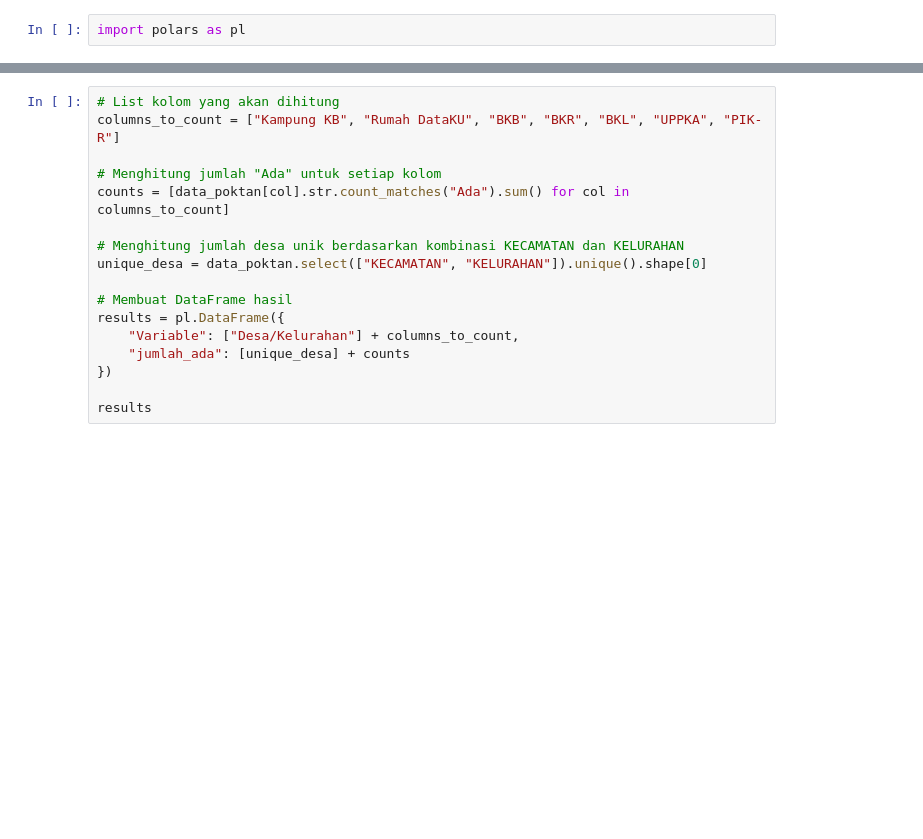
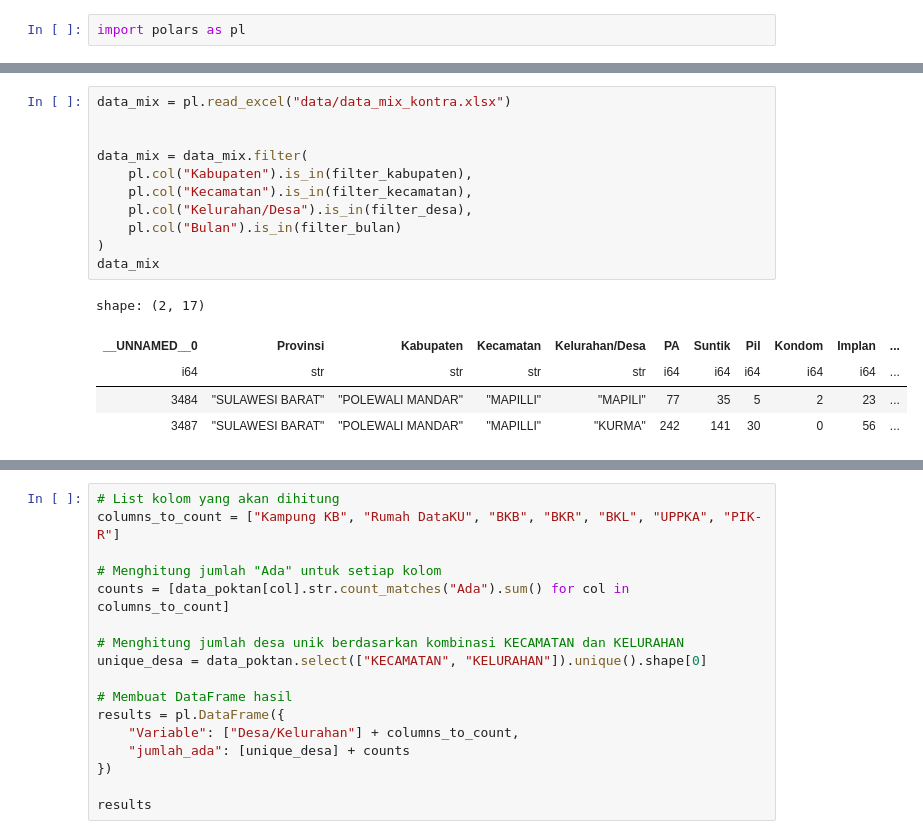
Before and after one commit to pokja0/profil_desa_siga, a Jupyter notebook: tes_polar.ipynb, the cells around one changed output, grey strips where cells are left out. Drawn from its saved outputs; the diff is of its cells as text; blank space fills up the shorter version.

```diff
--- a/tes_polar.ipynb
+++ b/tes_polar.ipynb
@@ -2,0 +106,17 @@ import polars as pl
+# %%
+data_mix = pl.read_excel("data/data_mix_kontra.xlsx")
+
+
+data_mix = data_mix.filter(
+    pl.col("Kabupaten").is_in(filter_kabupaten),
+    pl.col("Kecamatan").is_in(filter_kecamatan),
+    pl.col("Kelurahan/Desa").is_in(filter_desa),
+    pl.col("Bulan").is_in(filter_bulan)
+)
+data_mix
+# %% [output]
+shape: (2, 17)
+| __UNNAMED__0 | Provinsi | Kabupaten | Kecamatan | Kelurahan/Desa | PA | Suntik | Pil | Kondom | Implan | ... |
+| i64 | str | str | str | str | i64 | i64 | i64 | i64 | i64 | ... |
+| 3484 | "SULAWESI BARAT" | "POLEWALI MANDAR" | "MAPILLI" | "MAPILI" | 77 | 35 | 5 | 2 | 23 | ... |
+| 3487 | "SULAWESI BARAT" | "POLEWALI MANDAR" | "MAPILLI" | "KURMA" | 242 | 141 | 30 | 0 | 56 | ... |
```
Also changed, not shown: parts of 28 cells of this notebook, 23 other files.
